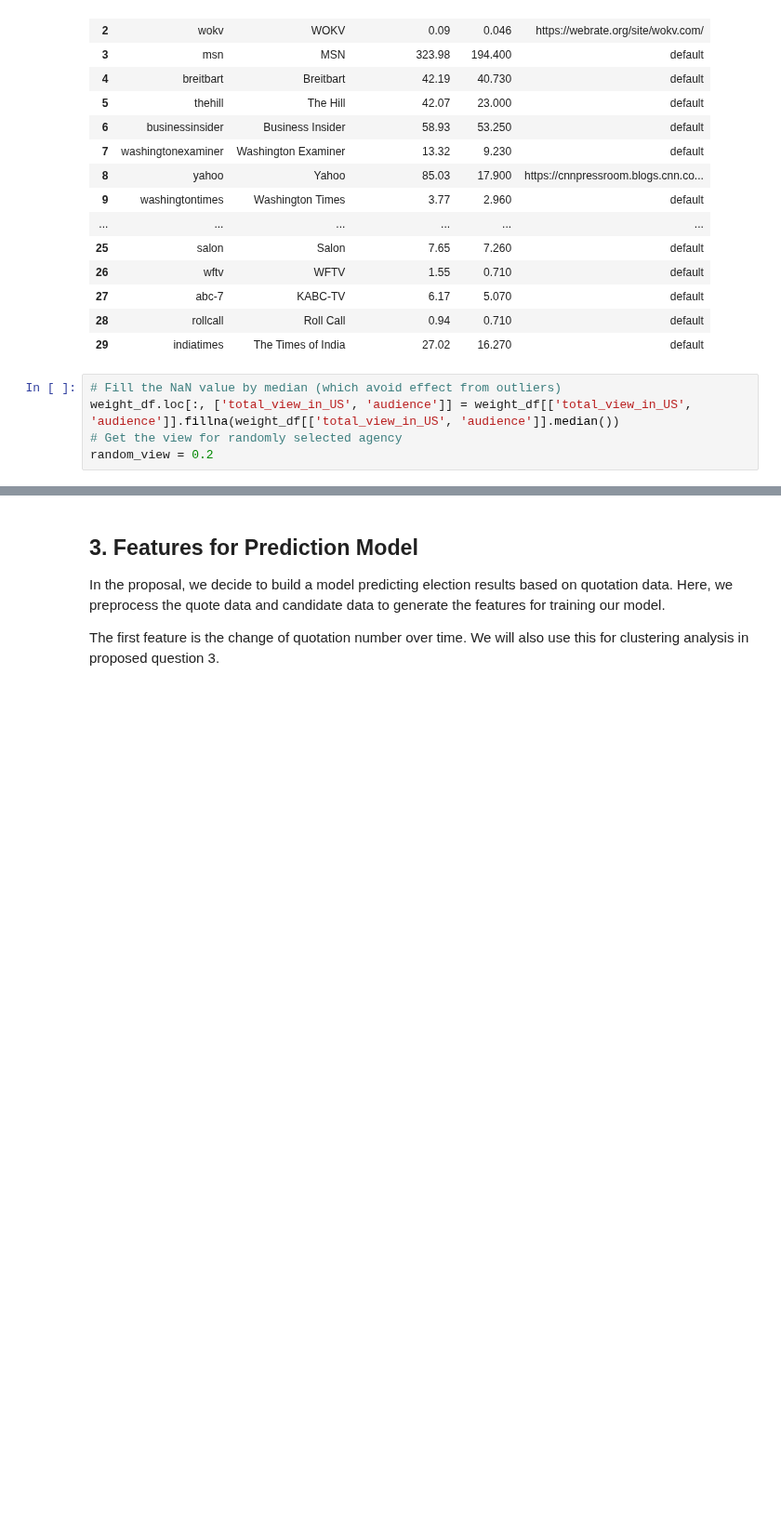
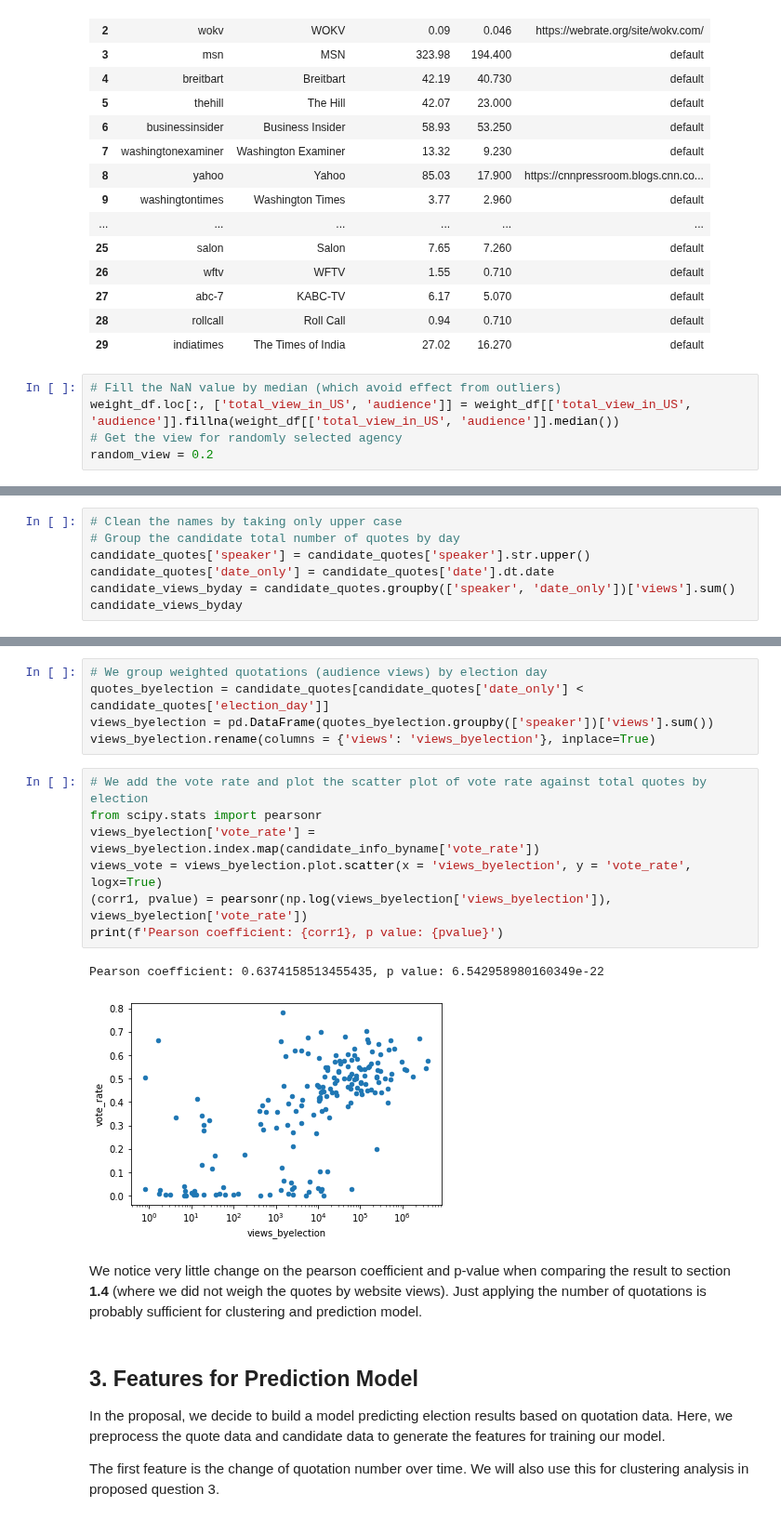
Before and after one commit to epfl-ada/ada-2021-project-chilldatagroup, a Jupyter notebook: Milestone2.ipynb, the cells around one changed output, grey strips where cells are left out. Shown at 93% size. Drawn from its saved outputs; the diff is of its cells as text; blank space fills up the shorter version.

```diff
--- a/Milestone2.ipynb
+++ b/Milestone2.ipynb
@@ -453,0 +456,7 @@ candidate_quotes.sample(5)
+# %%
+# Clean the names by taking only upper case
+# Group the candidate total number of quotes by day
+candidate_quotes['speaker'] = candidate_quotes['speaker'].str.upper()
+candidate_quotes['date_only'] = candidate_quotes['date'].dt.date
+candidate_views_byday = candidate_quotes.groupby(['speaker', 'date_only'])['views'].sum()
+candidate_views_byday
@@ -454,3 +503,20 @@ candidate_quotes.sample(5)
+# %%
+# We group weighted quotations (audience views) by election day
+quotes_byelection = candidate_quotes[candidate_quotes['date_only'] < candidate_quotes['election_day']]
+views_byelection = pd.DataFrame(quotes_byelection.groupby(['speaker'])['views'].sum())
+views_byelection.rename(columns = {'views': 'views_byelection'}, inplace=True)
+# %%
+# We add the vote rate and plot the scatter plot of vote rate against total quotes by election
+from scipy.stats import pearsonr
+views_byelection['vote_rate'] = views_byelection.index.map(candidate_info_byname['vote_rate'])
+views_vote = views_byelection.plot.scatter(x = 'views_byelection', y = 'vote_rate', logx=True)
+(corr1, pvalue) = pearsonr(np.log(views_byelection['views_byelection']), views_byelection['vote_rate'])
+print(f'Pearson coefficient: {corr1}, p value: {pvalue}')
+# %% [output]
+Pearson coefficient: 0.6374158513455435, p value: 6.542958980160349e-22
+[figure, added]
+# %% [markdown]
+We notice very little change on the pearson coefficient and p-value when comparing the result to section **1.4** (where we did not weigh the quotes by website views). Just applying the number of quotations is probably sufficient for clustering and prediction model.
 # %% [markdown]
 ## 3. Features for Prediction Model
 In the proposal, we decide to build a model predicting election results based on quotation data. Here, we preprocess the quote data and candidate data to generate the features for training our model.
```
Also changed, not shown: parts of 14 cells of this notebook.
